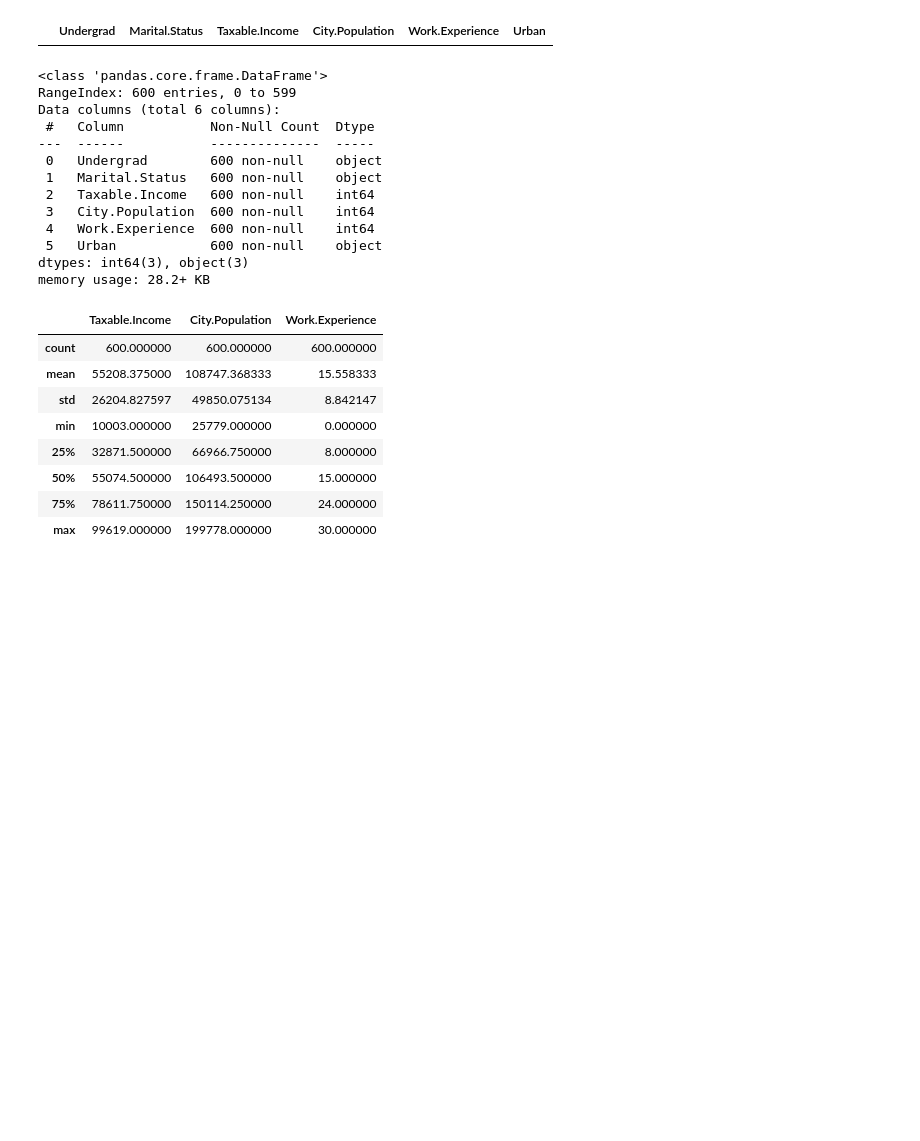
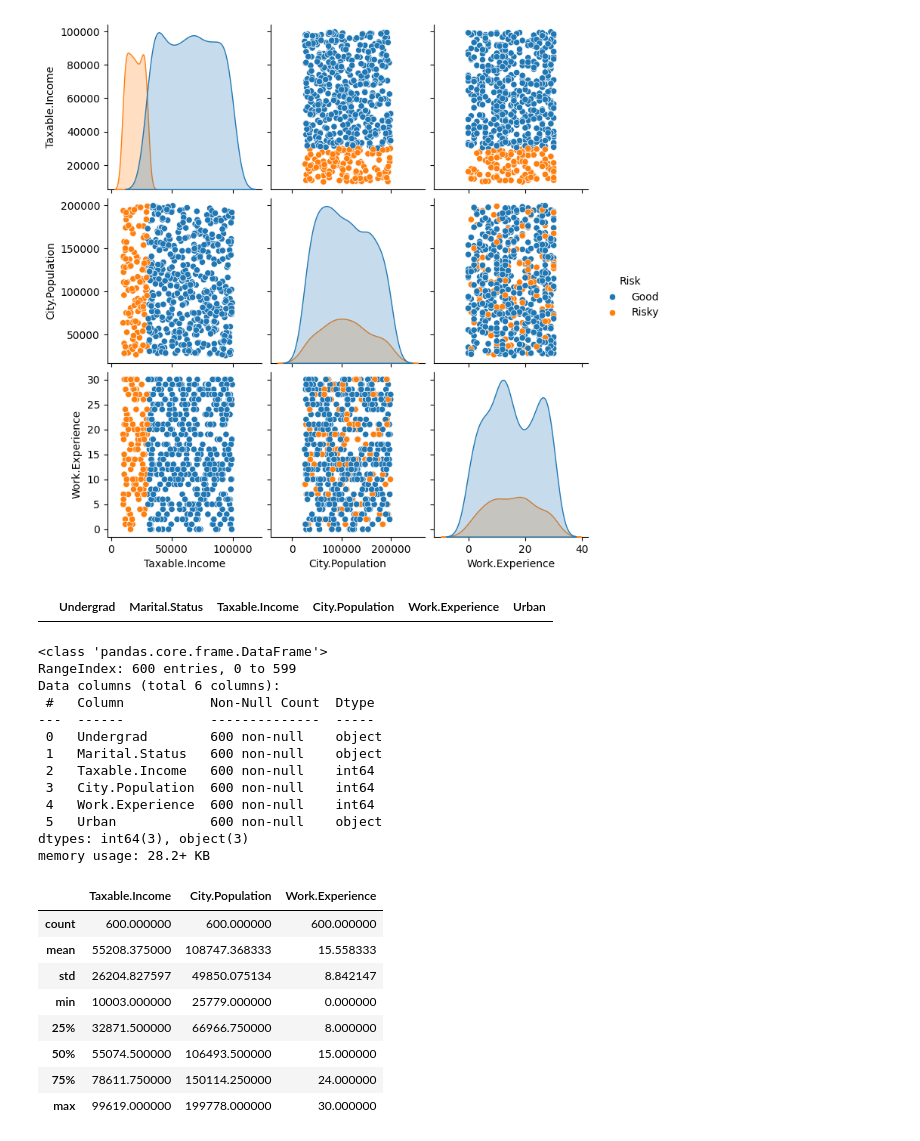
Before and after one commit to GrimmXoXo/Machine-Learning-Techniques-Implementation, a Jupyter notebook: Decision Tree/Fraud_check.ipynb, the cells around one changed output. Drawn from its saved outputs; the diff is of its cells as text; code cells hidden in the pictures; blank space fills up the shorter version.

```diff
--- a/Decision Tree/Fraud_check.ipynb
+++ b/Decision Tree/Fraud_check.ipynb
@@ -24,3 +71,9 @@ data
+# %%
+sns.pairplot(data=df, hue='Risk', vars=['Taxable.Income', 'City.Population', 'Work.Experience'])
+plt.show()
+#This Pair plot furthur proves our earlier assumptions
+# %% [output]
+[figure, added]
 # %%
 data[data.duplicated()]#No duplicates
 # %% [output]
```
Also changed, not shown: parts of 5 cells of this notebook.
